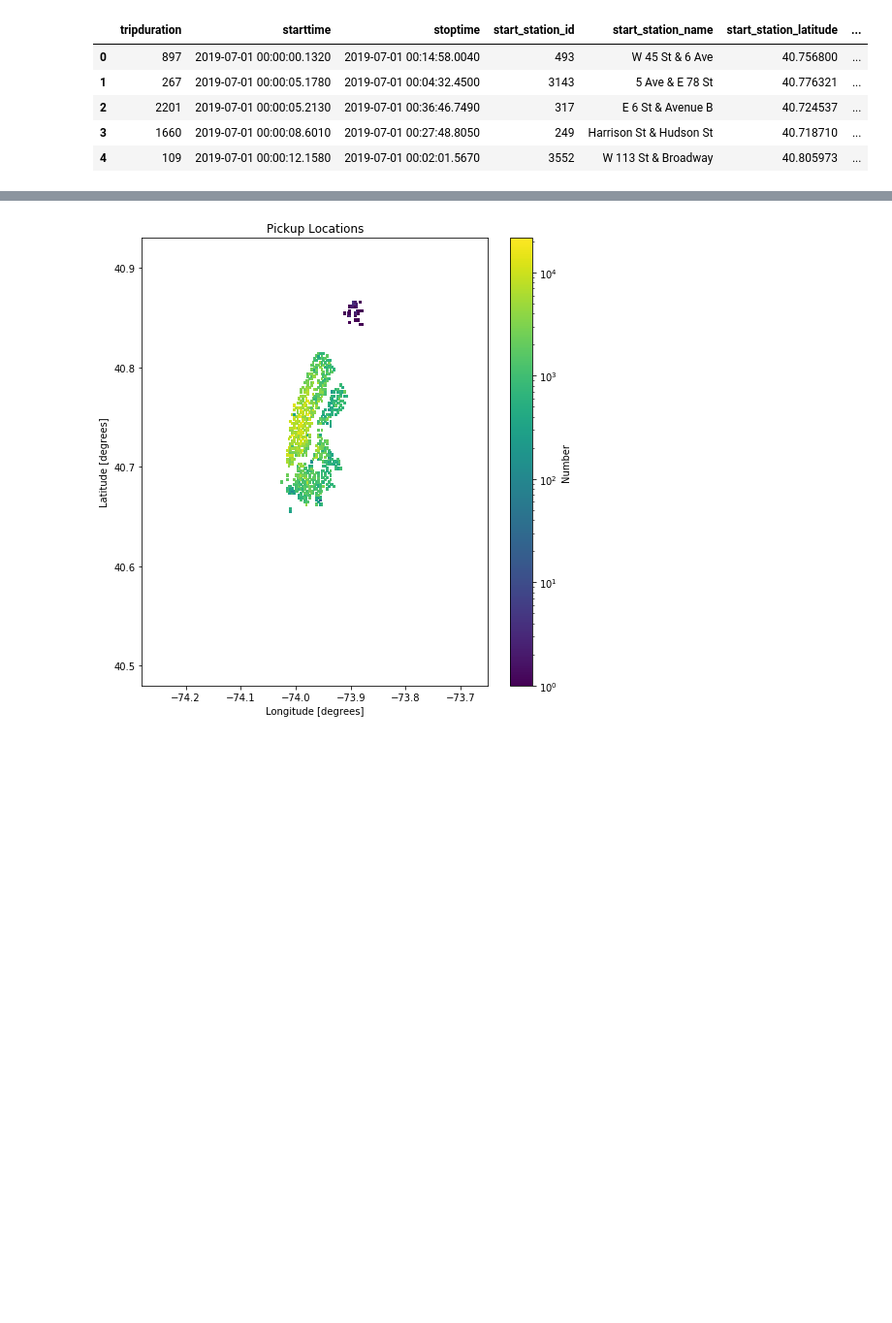
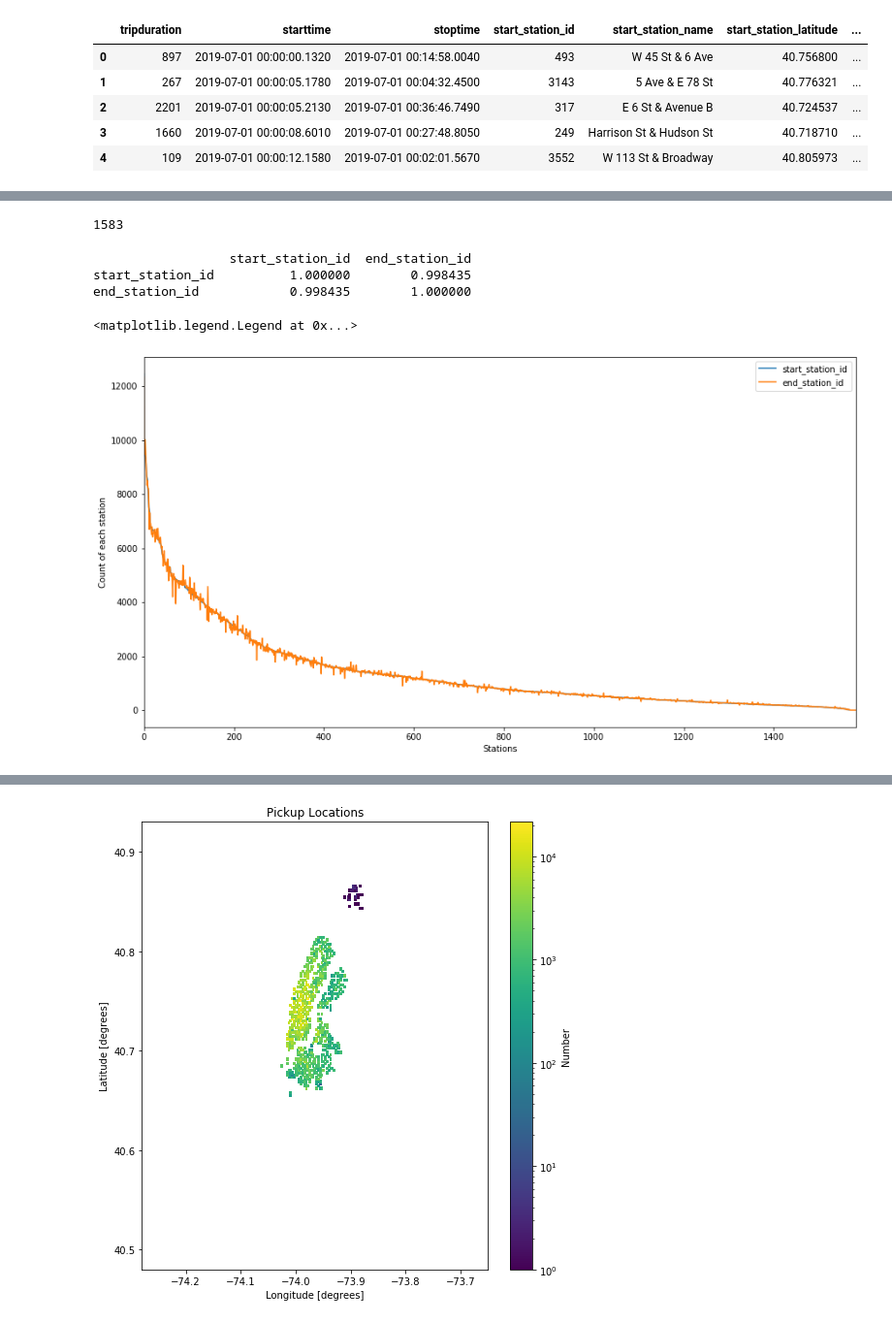
Before and after one commit to amyscott303/Thinkful, a Jupyter notebook: NY.ipynb, the cells around one changed output, grey strips where cells are left out. Shown at 97% size. Saved outputs shown, nothing was run; the diff lists cells and outputs as text; code cells hidden in the pictures; blank space fills up the shorter version.

```diff
--- a/NY.ipynb
+++ b/NY.ipynb
@@ -111,0 +166,6 @@ bike.head()
+# %%
+start_station = bike["start_station_id"].dropna().value_counts()
+end_station = bike["end_station_id"].dropna().value_counts()
+
+stations = pd.concat((start_station, end_station), axis=1, sort=False)
+stations = stations.reset_index(drop=True)
@@ -111,0 +192,18 @@ bike.head()
+# %%
+print(len(stations))
+# %% [output]
+1583
+# %%
+print(stations.corr())
+# %% [output]
+                  start_station_id  end_station_id
+start_station_id          1.000000        0.998435
+end_station_id            0.998435        1.000000
+# %%
+stations.plot(figsize=(15, 8))
+plt.xlabel("Stations")
+plt.ylabel("Count of each station")
+plt.legend()
+# %% [output]
+<matplotlib.legend.Legend at 0x...>
+[figure, added]
```
Also changed, not shown: parts of 21 cells of this notebook.
